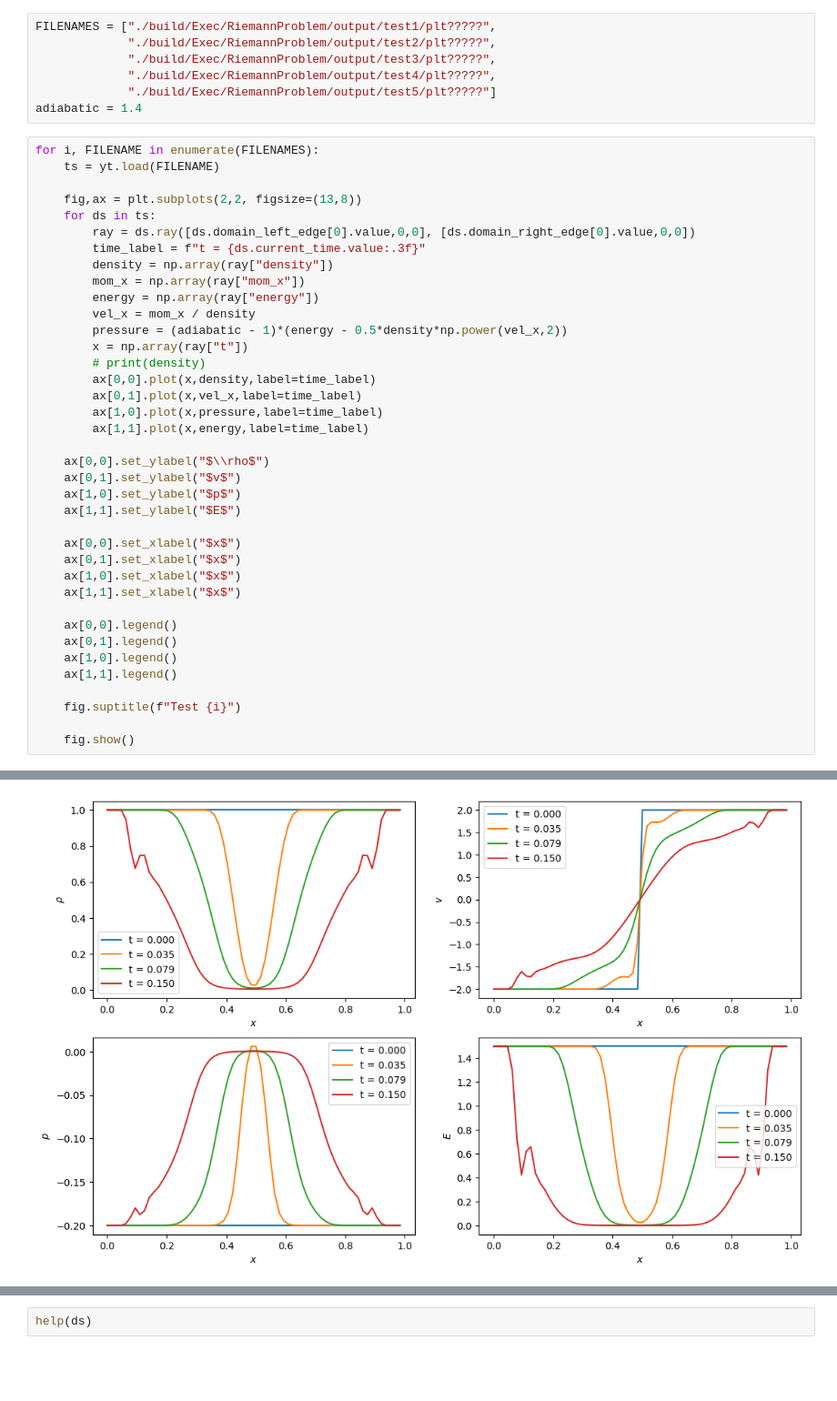
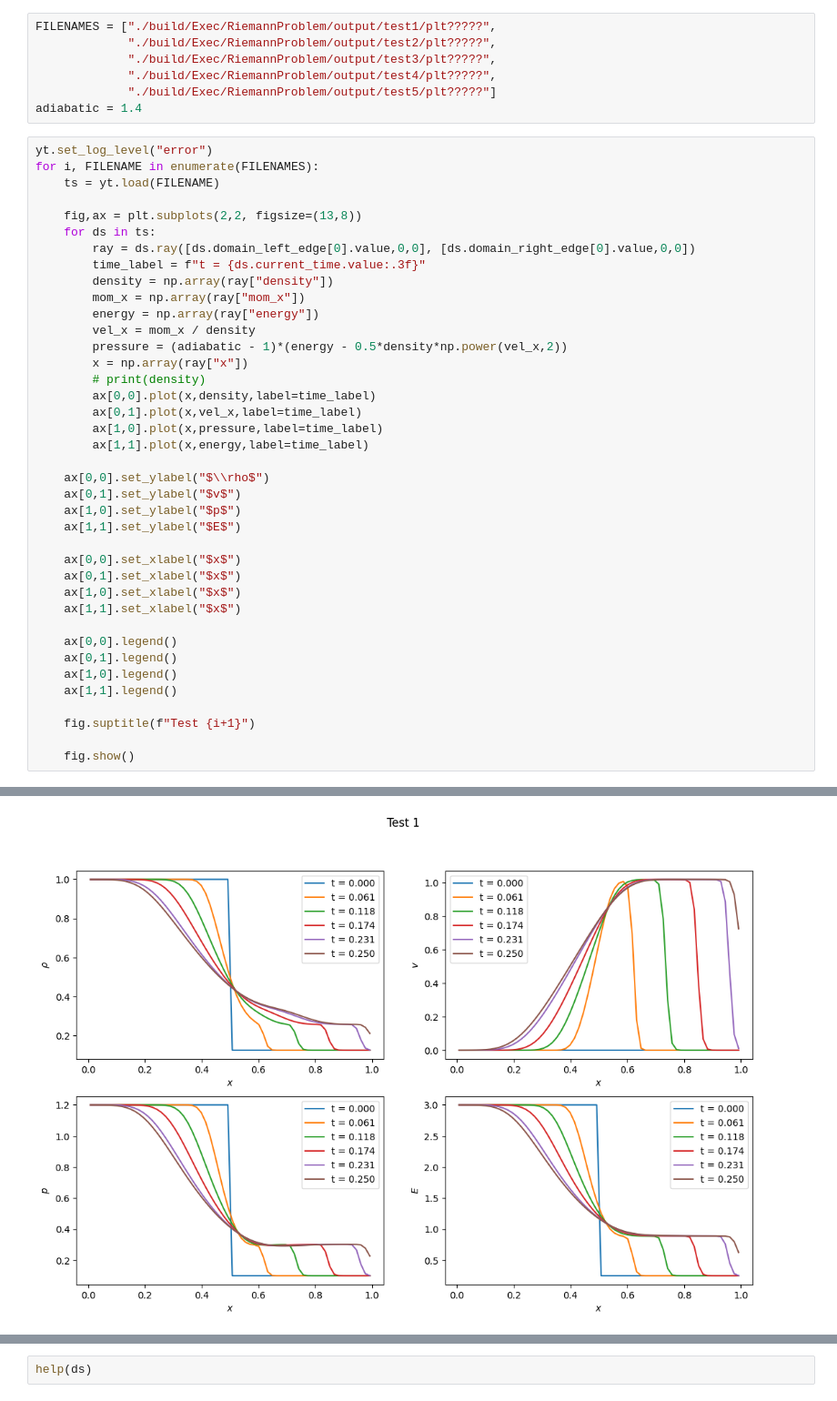
Before and after one commit to BenDavisonPetch/BAMReX, a Jupyter notebook: amrex_1d_plot.ipynb, the cells around one changed output, grey strips where cells are left out. Shown: that part at 91% size. Saved outputs shown, nothing was run; the diff lists cells and outputs as text; blank space fills up the shorter version.

```diff
--- a/amrex_1d_plot.ipynb
+++ b/amrex_1d_plot.ipynb
@@ -11,6 +11,7 @@ FILENAMES = ["./build/Exec/RiemannProblem/output/test1/plt?????",
              "./build/Exec/RiemannProblem/output/test5/plt?????"]
 adiabatic = 1.4
 # %%
+yt.set_log_level("error")
 for i, FILENAME in enumerate(FILENAMES):
     ts = yt.load(FILENAME)
 
@@ -23,7 +24,7 @@ for i, FILENAME in enumerate(FILENAMES):
         energy = np.array(ray["energy"])
         vel_x = mom_x / density
         pressure = (adiabatic - 1)*(energy - 0.5*density*np.power(vel_x,2))
-        x = np.array(ray["t"])
+        x = np.array(ray["x"])
         # print(density)
         ax[0,0].plot(x,density,label=time_label)
         ax[0,1].plot(x,vel_x,label=time_label)
@@ -45,7 +46,7 @@ for i, FILENAME in enumerate(FILENAMES):
     ax[1,0].legend()
     ax[1,1].legend()
 
-    fig.suptitle(f"Test {i}")
+    fig.suptitle(f"Test {i+1}")
 
     fig.show()
 # %% [output]
@@ -68 +53 @@ yt : [INFO     ] 2024-01-24 18:57:41,059 Parameters: domain_right_edge         =
-[figure, old version]
+[figure, new version]
```
Also changed, not shown: parts of 1 cell of this notebook, 5 other files.
